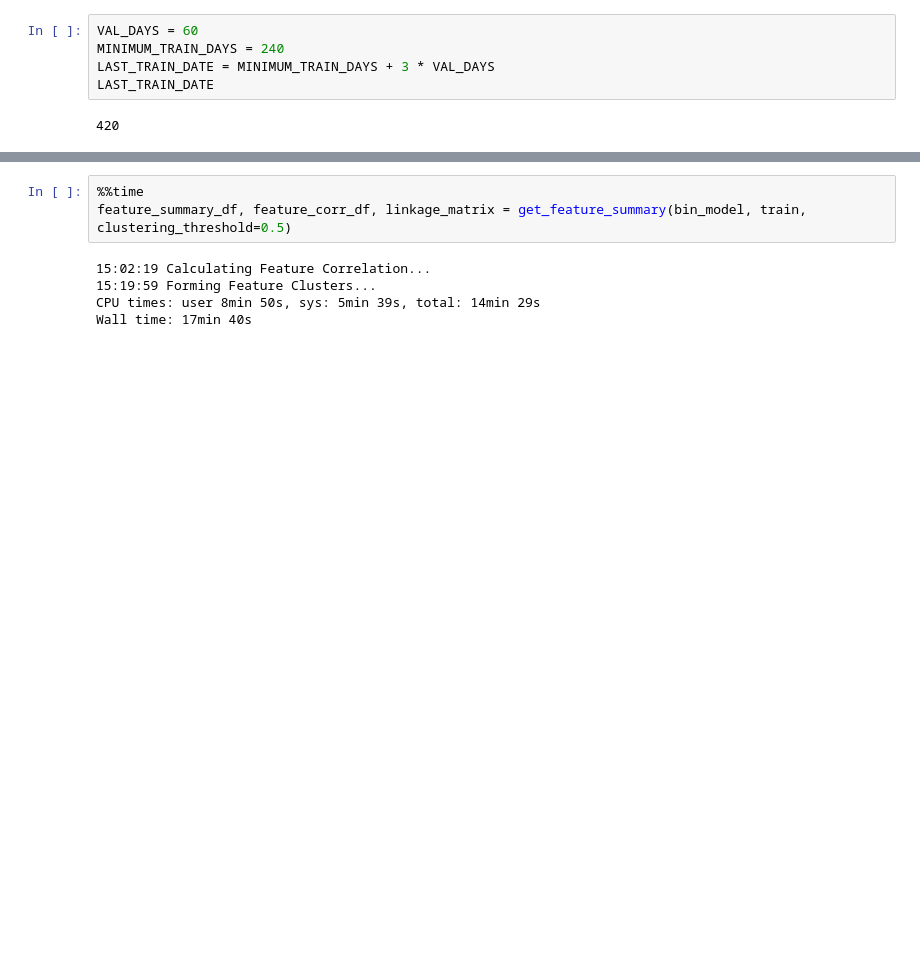
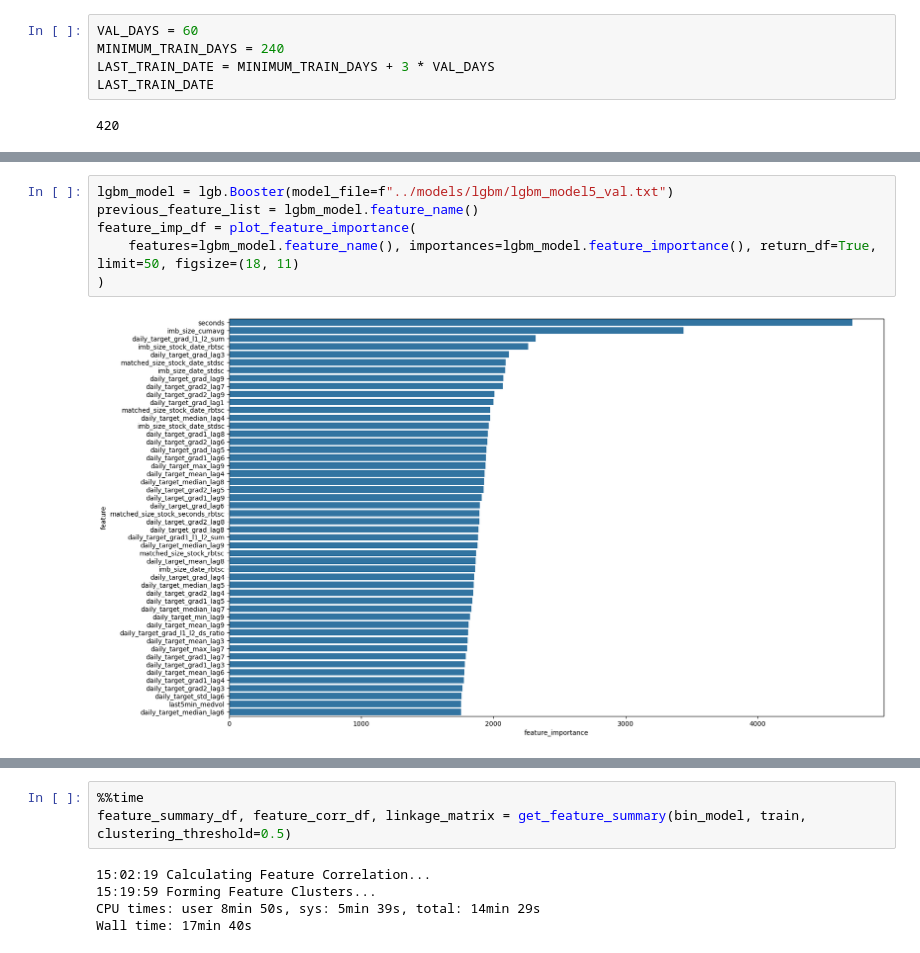
Before and after one commit to waikey-lee/kaggle-optiver-trading, a Jupyter notebook: notebooks/2.0.lgbm_baseline.ipynb, the cells around one changed output, grey strips where cells are left out. Saved outputs shown, nothing was run; the diff lists cells and outputs as text; blank space fills up the shorter version.

```diff
--- a/notebooks/2.0.lgbm_baseline.ipynb
+++ b/notebooks/2.0.lgbm_baseline.ipynb
@@ -703,0 +1405,8 @@ feature_imp_df = plot_feature_importance(
+# %%
+lgbm_model = lgb.Booster(model_file=f"../models/lgbm/lgbm_model5_val.txt")
+previous_feature_list = lgbm_model.feature_name()
+feature_imp_df = plot_feature_importance(
+    features=lgbm_model.feature_name(), importances=lgbm_model.feature_importance(), return_df=True, limit=50, figsize=(18, 11)
+)
+# %% [output]
+[figure, added]
```
Also changed, not shown: parts of 216 cells of this notebook, 2 other files.
